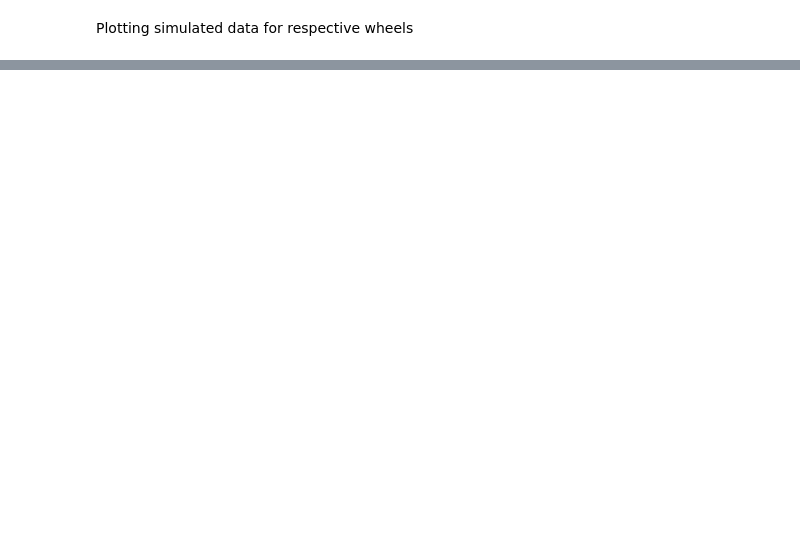
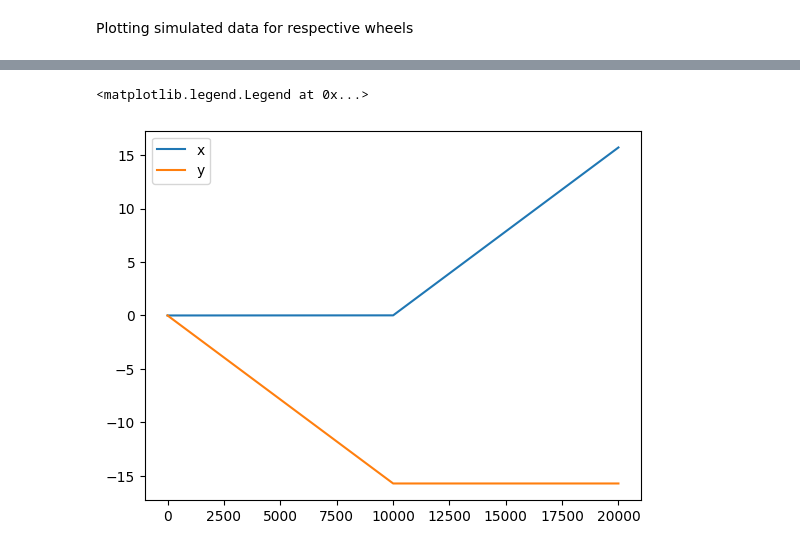
Before and after one commit to SujithChristopher/armbo_preliminary_work, a Jupyter notebook: simulation/ipy_notebooks/omniwheel_sim.ipynb, the cells around one changed output, grey strips where cells are left out. Saved outputs shown, nothing was run; the diff lists cells and outputs as text; code cells hidden in the pictures; blank space fills up the shorter version.

```diff
--- a/simulation/ipy_notebooks/omniwheel_sim.ipynb
+++ b/simulation/ipy_notebooks/omniwheel_sim.ipynb
@@ -25,0 +45,8 @@ plt.legend()
+# %%
+y = 1
+x = 1
+mat = np.array([[-y, 1, 0], [-x, 0, -1], [x, 0, -1]])
+pmat = np.linalg.pinv(mat)
+# %%
+df = pd.DataFrame([w1, w2, w3], index=['e_t', 'e_rr', 'e_rl']).T
+df
@@ -25,0 +67,13 @@ plt.legend()
+# %%
+df = set_zero(df)
+df, ang_col = get_angular_velocity(df)
+df, vel_col = get_directional_velocity(df, ang_col, 1, x, y)
+# %%
+df, col_names = get_position(df)
+# %%
+plt.plot(df["x_val"], label="x")
+plt.plot(df["y_val"], label="y")
+plt.legend()
+# %% [output]
+<matplotlib.legend.Legend at 0x...>
+[figure, added]
```
Also changed, not shown: parts of 7 cells of this notebook, 1 other file.
